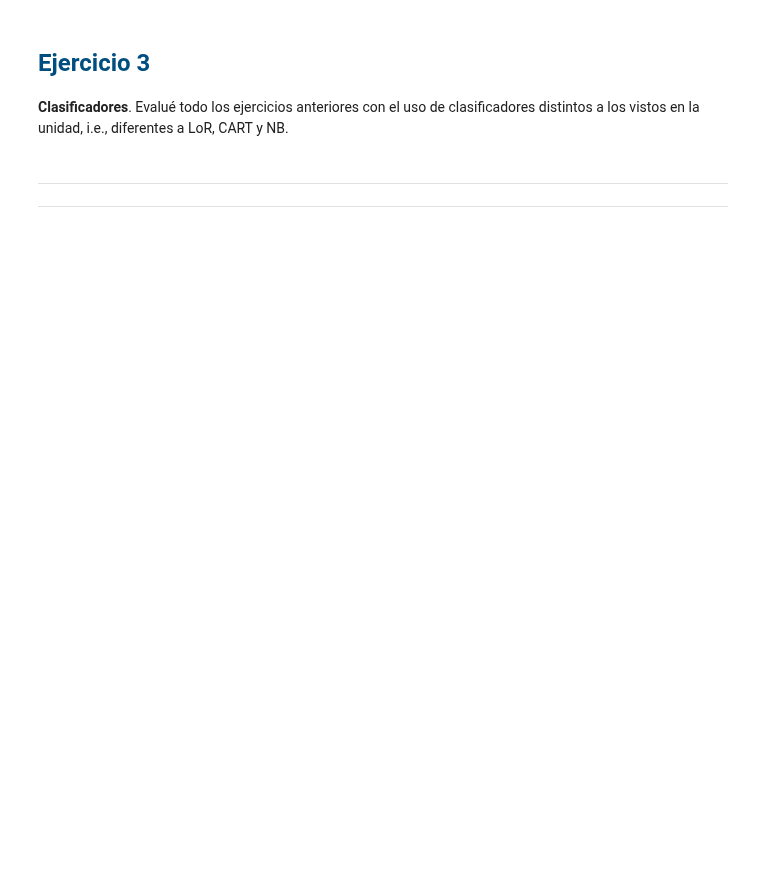
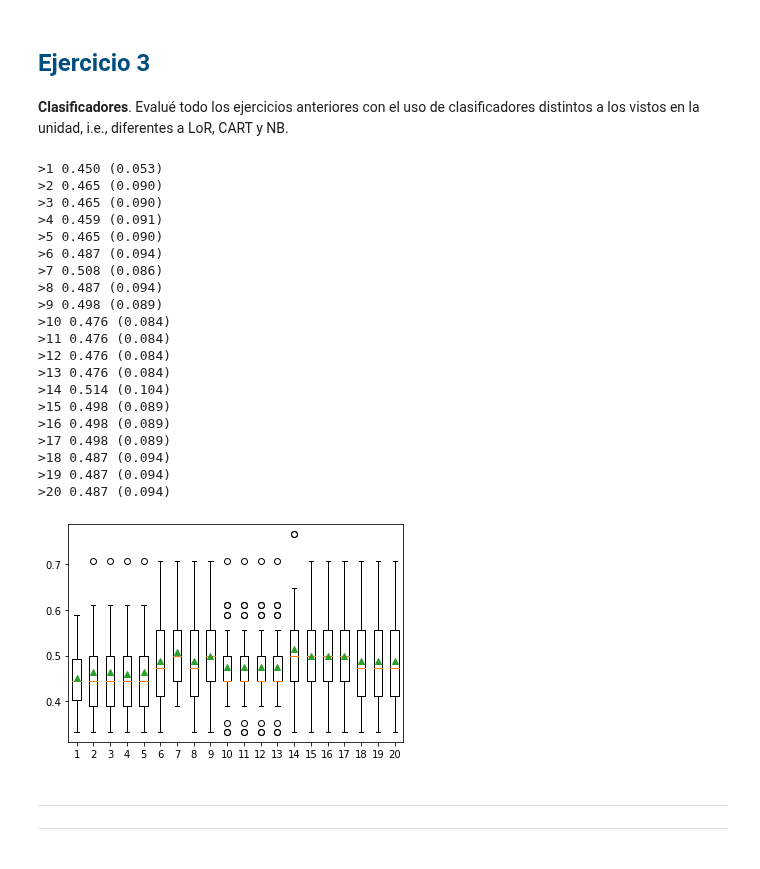
Before and after one commit to javierpiquerasmartinez/practices-aaii, a Jupyter notebook: bloque-0-modelos-multiples/2. Códigos de salida con corrección de errores.ipynb, the cells around one changed output. Drawn from its saved outputs; the diff is of its cells as text; code cells hidden in the pictures; blank space fills up the shorter version.

```diff
--- a/bloque-0-modelos-multiples/2. Códigos de salida con corrección de errores.ipynb
+++ b/bloque-0-modelos-multiples/2. Códigos de salida con corrección de errores.ipynb
@@ -334,6 +454,58 @@ __Más conjuntos de datos__. Busque un dataset original y verdadero (que no sea
 # %% [markdown]
 # <font color="#004D7F" size=5>Ejercicio 3</font>
 __Clasificadores__. Evalué todo los ejercicios anteriores con el uso de clasificadores distintos a los vistos en la unidad, i.e., diferentes a LoR, CART y NB.
+# %%
+from sklearn.gaussian_process import GaussianProcessClassifier
+
+# Función para obtener una lista de modelos para evaluar
+def get_models():
+  models = dict()
+  # Enumerar el número de bits de 1 a 20
+  for i in range(1, 21):
+    # Crear modelo
+    model = GaussianProcessClassifier()
+    # Crear un clasificador de códigos de salida con corrección de errores
+    models[str(i)] = OutputCodeClassifier(model, code_size=i, random_state=1)
+  return models
+
+# Obtener los modelos para evaluar
+models = get_models()
+# Evaluar los modelos y almacenar los resultados
+results, names = list(), list()
+for name, model in models.items():
+  # Evaluar el modelo
+  scores = evaluate_model(model, X, y)
+  # Almacenar las puntuaciones
+  results.append(scores)
+  names.append(name)
+  # Resumir los resultados a lo largo del camino
+  print('>%s %.3f (%.3f)' % (name, mean(scores), std(scores)))
+
+# Rendimiento del modelo de trazado para comparación
+pyplot.boxplot(results, labels=names, showmeans=True)
+pyplot.show()
+# %% [output]
+>1 0.450 (0.053)
+>2 0.465 (0.090)
+>3 0.465 (0.090)
+>4 0.459 (0.091)
+>5 0.465 (0.090)
+>6 0.487 (0.094)
+>7 0.508 (0.086)
+>8 0.487 (0.094)
+>9 0.498 (0.089)
+>10 0.476 (0.084)
+>11 0.476 (0.084)
+>12 0.476 (0.084)
+>13 0.476 (0.084)
+>14 0.514 (0.104)
+>15 0.498 (0.089)
+>16 0.498 (0.089)
+>17 0.498 (0.089)
+>18 0.487 (0.094)
+>19 0.487 (0.094)
+>20 0.487 (0.094)
+[figure, added]
 # %% [markdown]
 ---
 
```
Also changed, not shown: parts of 7 cells of this notebook.
